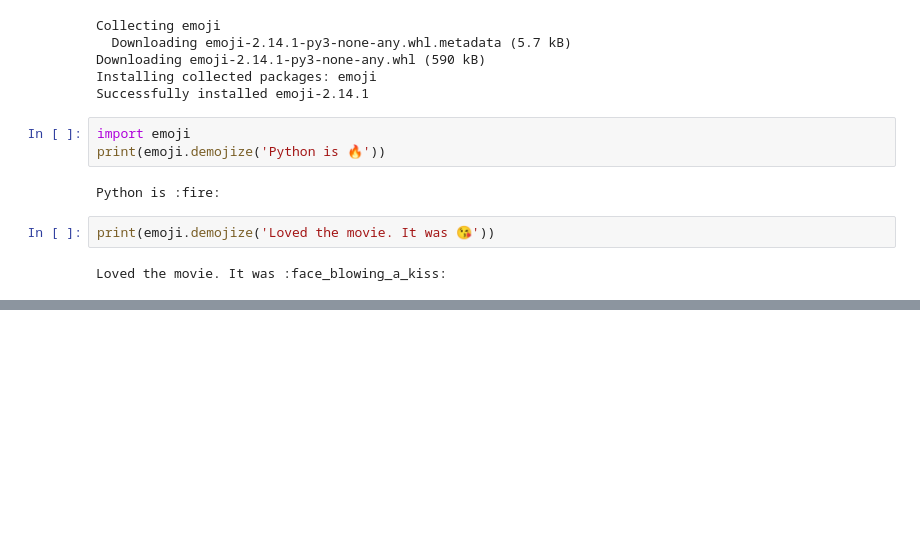
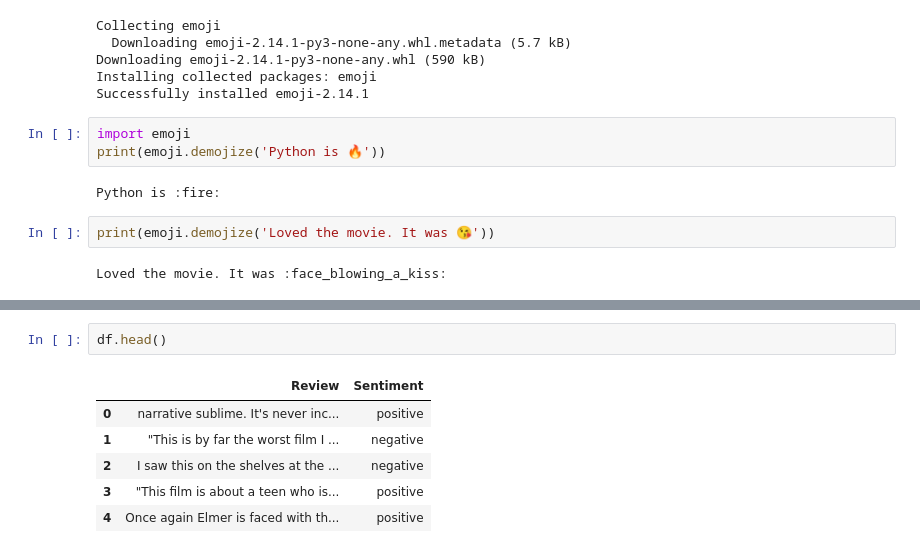
Before and after one commit to riyanj220/Generative-AI, a Jupyter notebook: GenerativeAI.ipynb, the cells around one changed output, grey strips where cells are left out. Cells and saved outputs as stored; diff of their text form; blank space fills up the shorter version.

```diff
--- a/GenerativeAI.ipynb
+++ b/GenerativeAI.ipynb
@@ -413,0 +489,9 @@ Loved the movie. It was :face_blowing_a_kiss:
+# %%
+df.head()
+# %% [output]
+|  | Review | Sentiment |
+| 0 | narrative sublime. It's never inc... | positive |
+| 1 | "This is by far the worst film I ... | negative |
+| 2 | I saw this on the shelves at the ... | negative |
+| 3 | "This film is about a teen who is... | positive |
+| 4 | Once again Elmer is faced with th... | positive |
```
Also changed, not shown: parts of 13 cells of this notebook.
